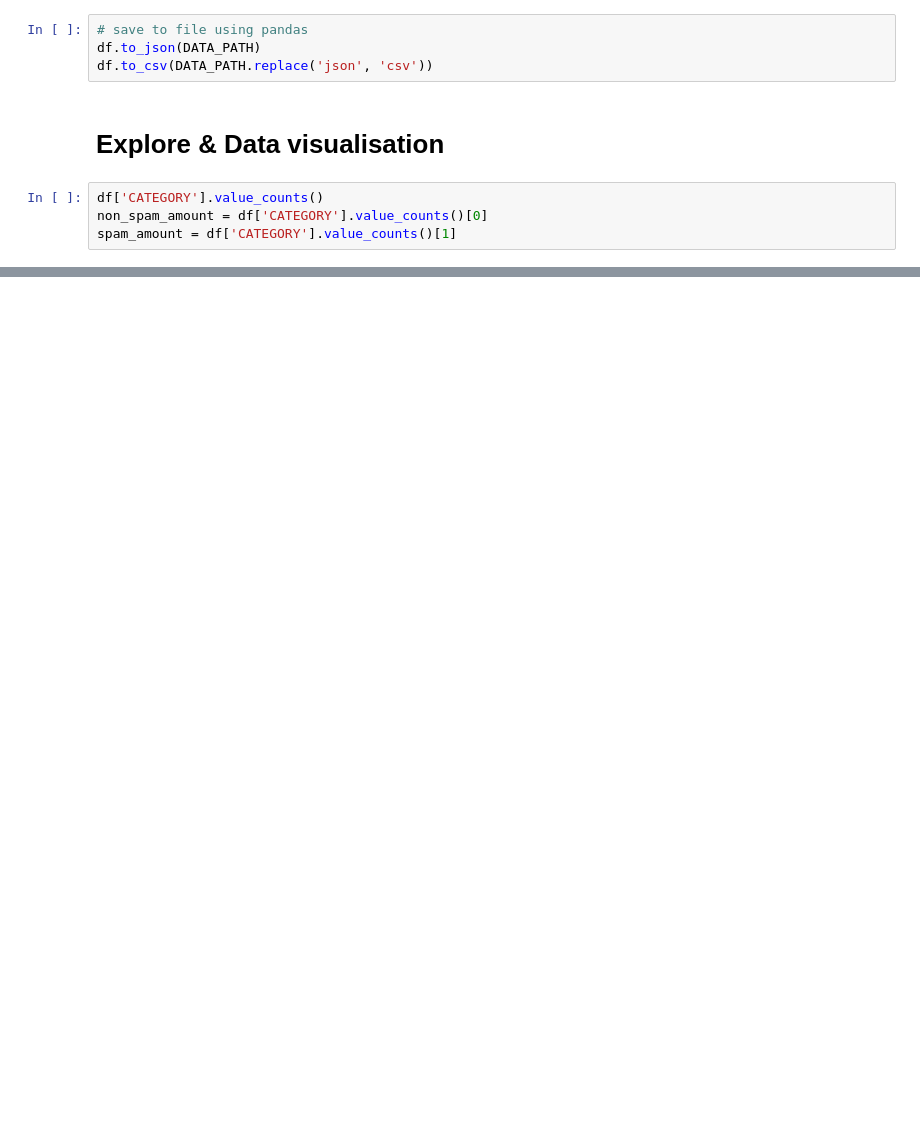
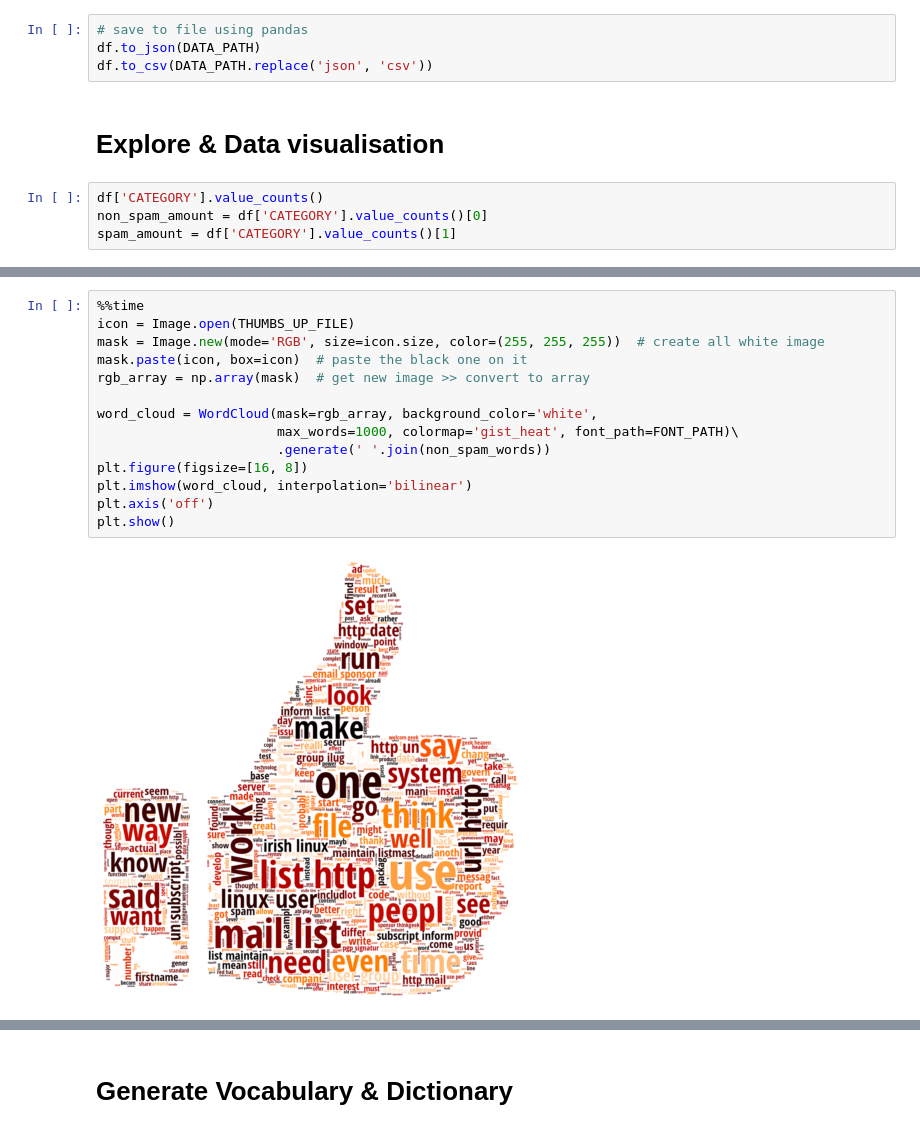
Before and after one commit to xshot9011/data-science-and-machine-leaning-learning, a Jupyter notebook: 5. filter spam email/Bayes Classifier.ipynb, the cells around one changed output, grey strips where cells are left out. Drawn from its saved outputs; the diff is of its cells as text; blank space fills up the shorter version.

```diff
--- a/5. filter spam email/Bayes Classifier.ipynb
+++ b/5. filter spam email/Bayes Classifier.ipynb
@@ -203,0 +372,16 @@ plt.show()
+# %%
+%%time
+icon = Image.open(THUMBS_UP_FILE)
+mask = Image.new(mode='RGB', size=icon.size, color=(255, 255, 255))  # create all white image
+mask.paste(icon, box=icon)  # paste the black one on it
+rgb_array = np.array(mask)  # get new image >> convert to array
+
+word_cloud = WordCloud(mask=rgb_array, background_color='white',
+                       max_words=1000, colormap='gist_heat', font_path=FONT_PATH)\
+                       .generate(' '.join(non_spam_words))
+plt.figure(figsize=[16, 8])
+plt.imshow(word_cloud, interpolation='bilinear')
+plt.axis('off')
+plt.show()
+# %% [output]
+[figure, added]
@@ -203,0 +389,2 @@ plt.show()
+# %% [markdown]
+# Generate Vocabulary & Dictionary
```
Also changed, not shown: parts of 57 cells of this notebook, 4 other files.
